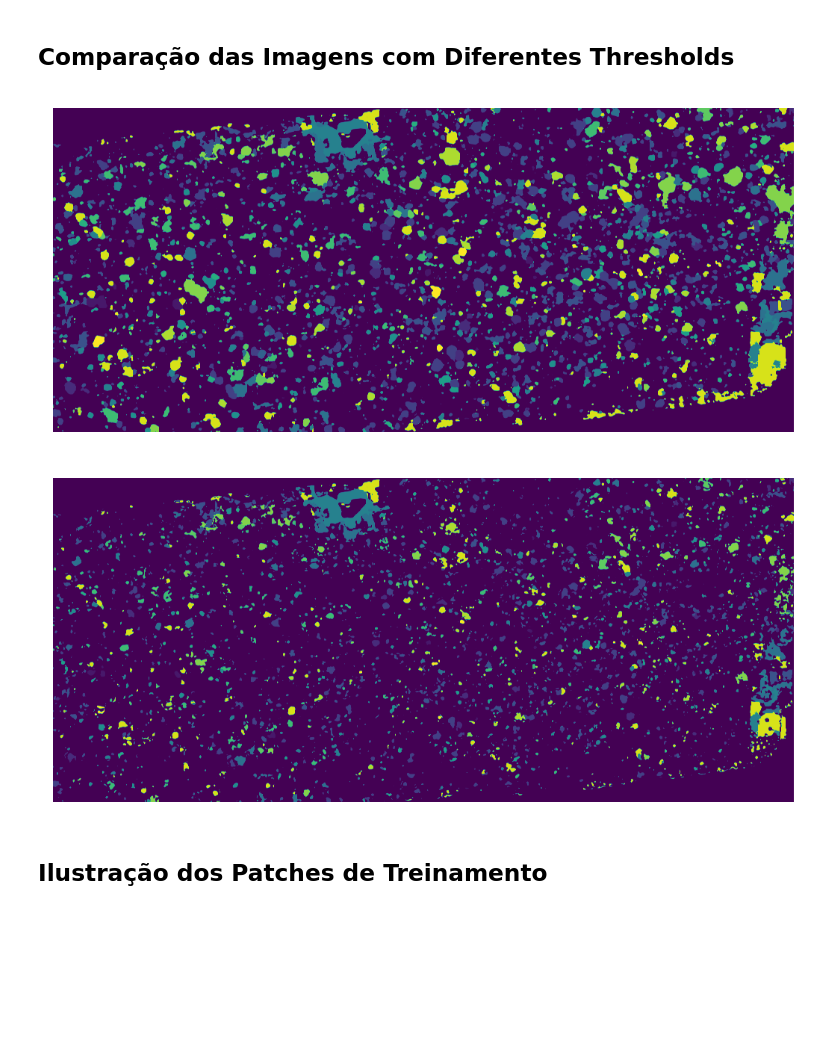
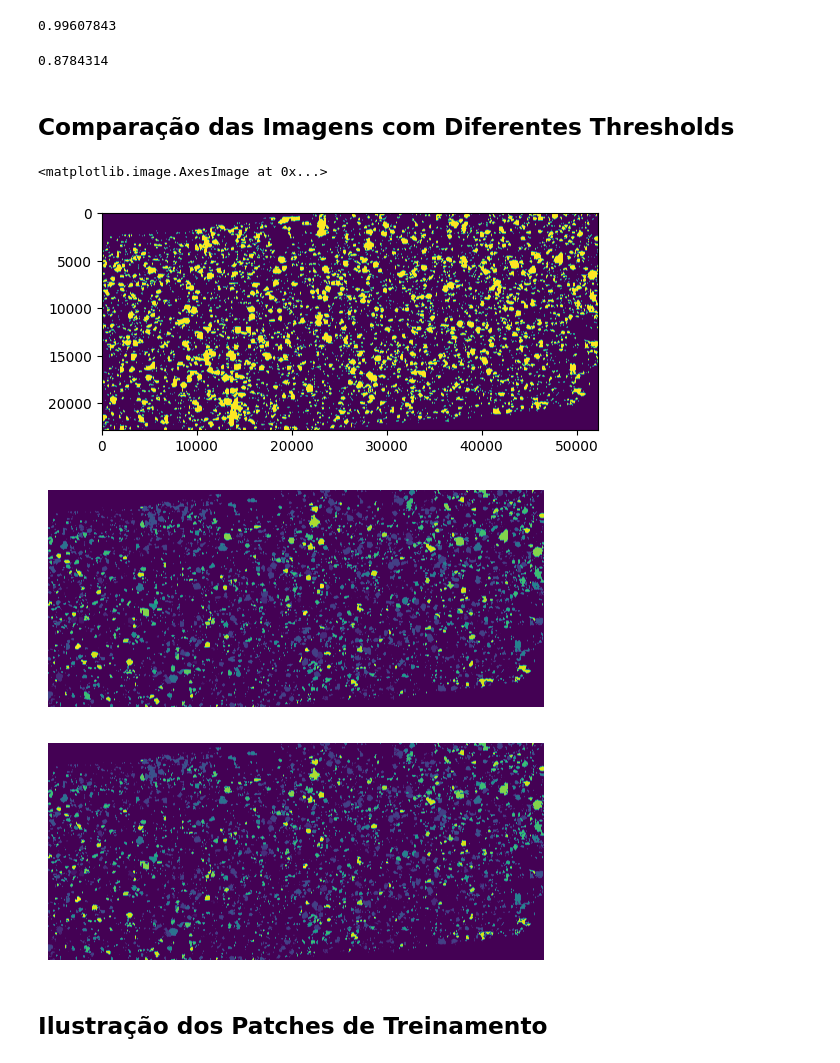
Before and after one commit to Green-AI-Lab-GAIA/multi-task-fcn, a Jupyter notebook: exploration_notebooks/paper_visualization.ipynb, the cells around one changed output. Drawn from its saved outputs; the diff is of its cells as text; code cells hidden in the pictures; blank space fills up the shorter version.

Commit message:
chore: Update dataset paths and parameters in exploration notebooks

```diff
--- a/exploration_notebooks/paper_visualization.ipynb
+++ b/exploration_notebooks/paper_visualization.ipynb
@@ -65,17 +81,20 @@ LABEL_GT_TEST = read_tiff(args.test_segmentation_path)
 
 MASK = read_tiff(args.mask_path)
 # %%
-depth_pred = read_tiff(
-    glob(join(ROOT_PATH, VERSAO, ITER_FOLDER, "raster_prediction", "depth*"))[0]
-)
-
 class_pred = read_tiff(
     glob(join(ROOT_PATH, VERSAO, ITER_FOLDER, "raster_prediction", "join_class*"))[0]
 )
 
+depth_pred = read_tiff(
+    glob(join(ROOT_PATH, VERSAO, ITER_FOLDER, "raster_prediction", "depth*"))[0]
+)
+depth_pred = np.float32(depth_pred) / 255
+
+
 prob_pred = read_tiff(
     glob(join(ROOT_PATH, VERSAO, ITER_FOLDER, "raster_prediction", "join_prob*"))[0]
 )
+prob_pred = np.float32(prob_pred) / 255
 # %%
 num_classes = pd.unique(pd.Series(class_pred.ravel())).shape[0]
 # %%
@@ -84,25 +103,45 @@ COMP_TRAIN_GT = label(LABEL_GT_TRAIN)
 # %%
 DEFAULT_COLORS = color_palette("tab20", num_classes)
 DEFAULT_COLORS.insert(0, (0,0,0))
-# %%
-prob_gauss = gaussian_filter(prob_pred, sigma = 20)
-depth_gauss = gaussian_filter(depth_pred, sigma = 20)
+# %%
+# prob_gauss = gaussian_filter(prob_pred, sigma = 20)
+# depth_gauss = gaussian_filter(depth_pred, sigma = 20)
+
+with ProcessPoolExecutor() as executor:
+    future_prob = executor.submit(gaussian_filter, prob_pred, 20)
+    future_depth = executor.submit(gaussian_filter, depth_pred, 20)
+
+    prob_gauss = future_prob.result()
+    depth_gauss = future_depth.result()
+# %%
+prob_pred.max()
+# %% [output]
+0.99607843
+# %%
+depth_pred.max()
+# %% [output]
+0.8784314
 # %% [markdown]
 ## Comparação das Imagens com Diferentes Thresholds
 # %%
-high_prob_pred = np.where(prob_gauss > 0.5, class_pred, 0)
-high_prob_depth_pred = np.where((prob_gauss > 0.5) & (depth_gauss > 0.3), class_pred, 0)
+high_prob_pred = np.where(prob_gauss > 0.7, class_pred, 0)
+high_prob_depth_pred = np.where((prob_gauss > 0.7) & (depth_gauss > 0.2), class_pred, 0)
+# %%
+plt.imshow(np.where(prob_gauss>0.7,1,0))
+# %% [output]
+<matplotlib.image.AxesImage at 0x...>
+[figure, added]
 # %%
-plt.figure(dpi=200)
+plt.figure(dpi=100)
 plt.imshow(high_prob_pred)
 plt.axis("off")
 plt.show()
 # %% [output]
-[figure, old version]
+[figure, new version]
 # %%
-plt.figure(dpi=200)
+plt.figure(dpi=100)
 plt.imshow(high_prob_depth_pred)
 plt.axis("off")
 plt.show()
 # %% [output]
-[figure, old version]
+[figure, new version]
```
Also changed, not shown: parts of 7 cells of this notebook, 5 other files.
